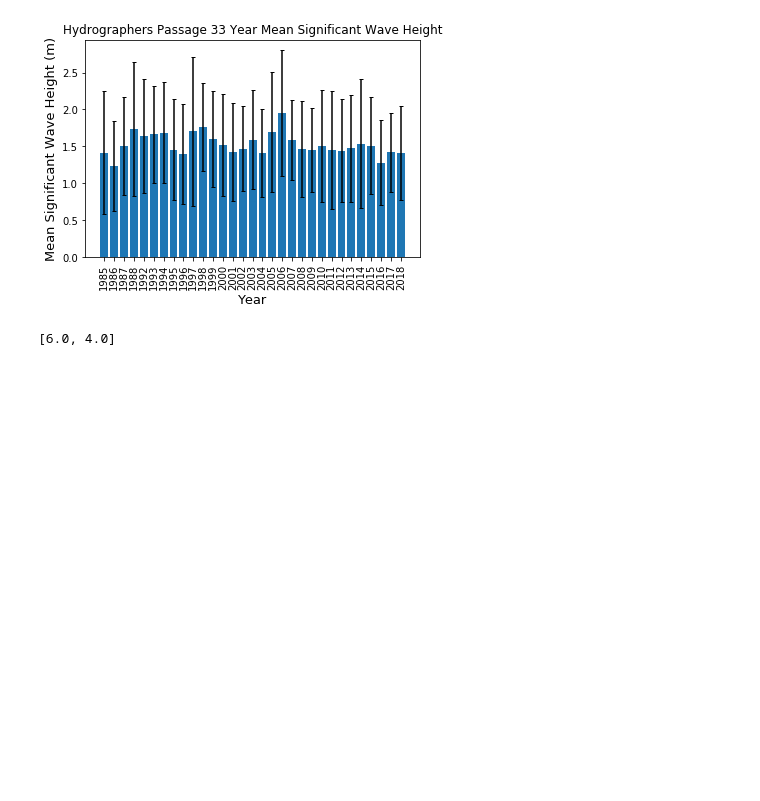
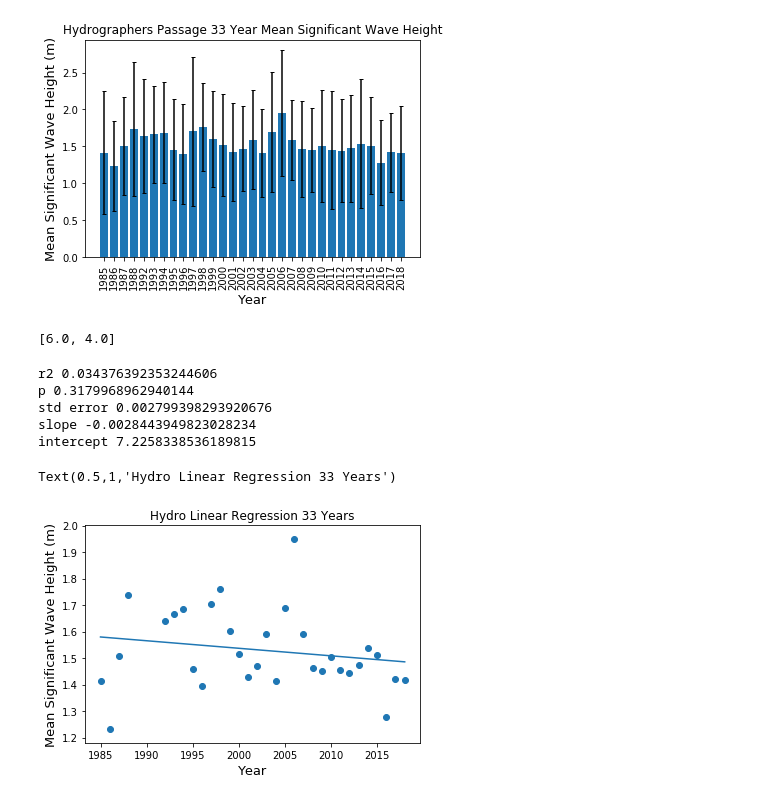
Before and after one commit to CourtneySmith32/Honours-Coursework, a Jupyter notebook: hydro_annual.ipynb, the cells around one changed output. Saved outputs shown, nothing was run; the diff lists cells and outputs as text; code cells hidden in the pictures; blank space fills up the shorter version.

```diff
--- a/hydro_annual.ipynb
+++ b/hydro_annual.ipynb
@@ -300,0 +334,28 @@ print fig_size
+# %%
+import scipy
+x = years
+y=overall
+slope, intercept, r_value, p_value, std_err = scipy.stats.linregress(x,y)
+
+print 'r2',(r_value**2)
+print 'p',(p_value)
+print 'std error',(std_err)
+print 'slope',(slope)
+print 'intercept',intercept
+# %% [output]
+r2 0.034376392353244606
+p 0.3179968962940144
+std error 0.002799398293920676
+slope -0.0028443949823028234
+intercept 7.2258338536189815
+# %%
+plt.scatter(x,y)
+xmin=x[0]
+xmax=x[-1]
+plt.plot([xmin,xmax],[slope*xmin+intercept, slope*xmax+intercept])
+plt.xlabel('Year', fontsize = 13)
+plt.ylabel('Mean Significant Wave Height (m)', fontsize=13, rotation=90)
+plt.title('Hydro Linear Regression 33 Years')
+# %% [output]
+Text(0.5,1,'Hydro Linear Regression 33 Years')
+[figure, added]
```
Also changed, not shown: parts of 1 cell of this notebook, 2 other files.
